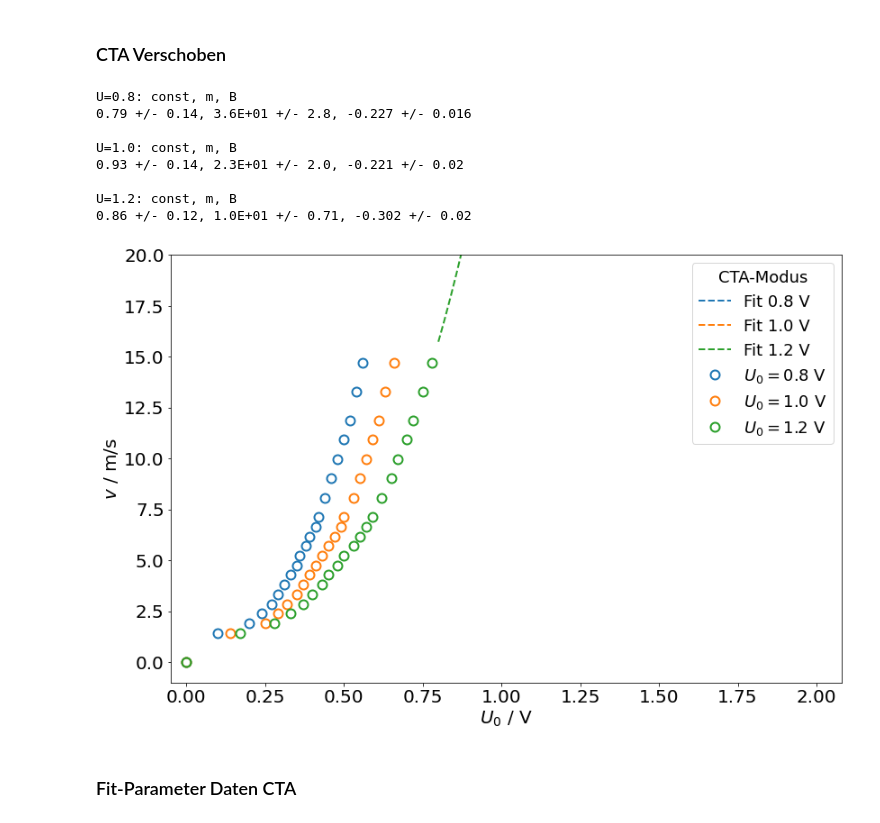
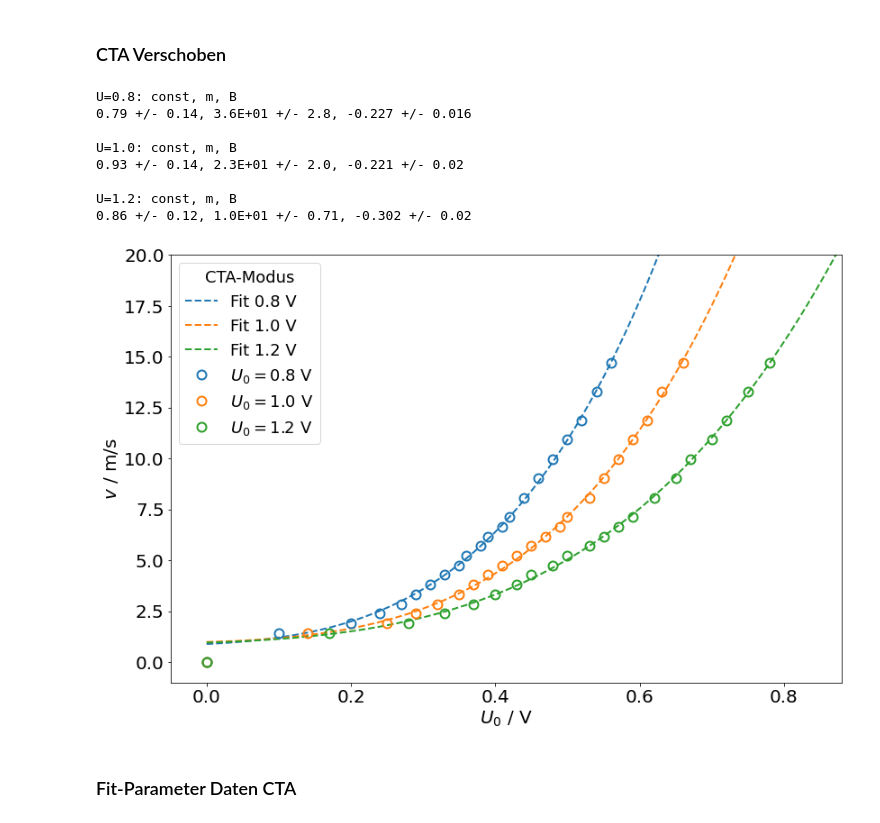
Before and after one commit to T1mors/FPR, a Jupyter notebook: 2 Hitzdraht/3_3_Fahrrad.ipynb, the cells around one changed output. Saved outputs shown, nothing was run; the diff lists cells and outputs as text; code cells hidden in the pictures.

```diff
--- a/2 Hitzdraht/3_3_Fahrrad.ipynb
+++ b/2 Hitzdraht/3_3_Fahrrad.ipynb
@@ -98,7 +98,7 @@ U_0_1_2 = np.array([1.2, 1.37, 1.48, 1.53, 1.57, 1.60, 1.63, 1.65, 1.68, 1.70, 1
 U_0_0_8_m = U_0_0_8-0.8
 U_0_1_0_m = U_0_1_0-1
 U_0_1_2_m = U_0_1_2-1.2
-U_total = np.arange(U_0_0_8[0],3,0.01)
+U_total = np.arange(U_0_0_8_m[0],3,0.01)
 
 
 fig, ax = plt.subplots(1,1,figsize=(12,8))
@@ -109,35 +109,35 @@ for i, (data, VOLT) in enumerate(zip([U_0_0_8_m, U_0_1_0_m, U_0_1_2_m], [0.8, 1.
     ax.errorbar(data, v[0:len(data)], zorder=3, label =f"$U_0 = {VOLT}$ V", c=f"C{i}", fmt="o", ecolor="C3", elinewidth=4, capsize=6, fillstyle="none", markeredgewidth=2)
 
     guess = [0, 1, 0]
     parameters, covariance = curve_fit(Kings_Law, data[1:], v[1:len(data)], p0=guess)
     std_error = np.sqrt(np.diag(covariance))
     fit_y = Kings_Law(U_total, *parameters)
 
     print(f"\nU={VOLT}: const, m, B")
     ((const, m, B), (delta_const, delta_m, delta_B)) = rtr(parameters, std_error, 2)
     print(f"{const} +/- {delta_const}, {m:.1E} +/- {delta_m}, {B} +/- {delta_B}")
     const_vec.append(const), m_vec.append(f"{m:.1E}"), B_vec.append(B), delta_const_vec.append(delta_const), delta_m_vec.append(f"{delta_m:.1E}"), delta_B_vec.append(delta_B)
 
     label=f"Fit {VOLT} V"
     # label=f"$v(U_0)=({{{const}}} \\frac{{m}}{{s}} + {{{m:.1E}}})\ \\cdot (U_0 - {{{B}}} V) \\frac{{m}}{{sV^4}}$"
     ax.plot(U_total, fit_y, ls = "--", c=f"C{i}", label=label, zorder=2)
 ax.set_ylabel("$v$ / m/s")
 ax.set_xlabel("$U_0$ / V")
 ax.set_ylim(bottom=-1, top=20)
-ax.set_xlim(left=-0.05, right=U_0_1_2[-1]+0.1)
+ax.set_xlim(left=-0.05, right=U_0_1_2_m[-1]+0.1)
 ax.legend(title="CTA-Modus")
 plt.tight_layout()
 plt.savefig("Abb/Fahrrad_3_3_CTA_verschoben.png")
 # %% [output]
 U=0.8: const, m, B
 0.79 +/- 0.14, 3.6E+01 +/- 2.8, -0.227 +/- 0.016
 
 U=1.0: const, m, B
 0.93 +/- 0.14, 2.3E+01 +/- 2.0, -0.221 +/- 0.02
 
 U=1.2: const, m, B
 0.86 +/- 0.12, 1.0E+01 +/- 0.71, -0.302 +/- 0.02
-[figure, old version]
+[figure, new version]
 # %% [markdown]
 ### Fit-Parameter Daten CTA
 # %%
```
Also changed, not shown: 1 other file.
